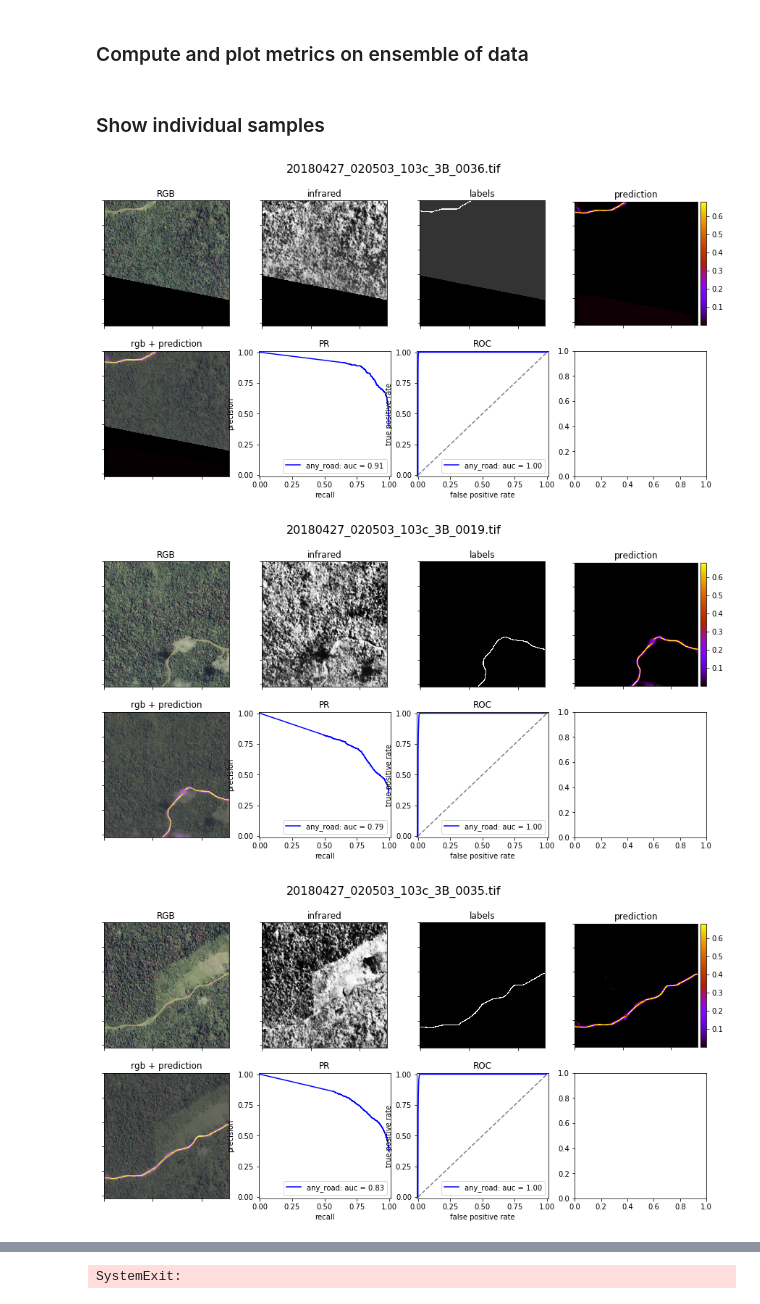
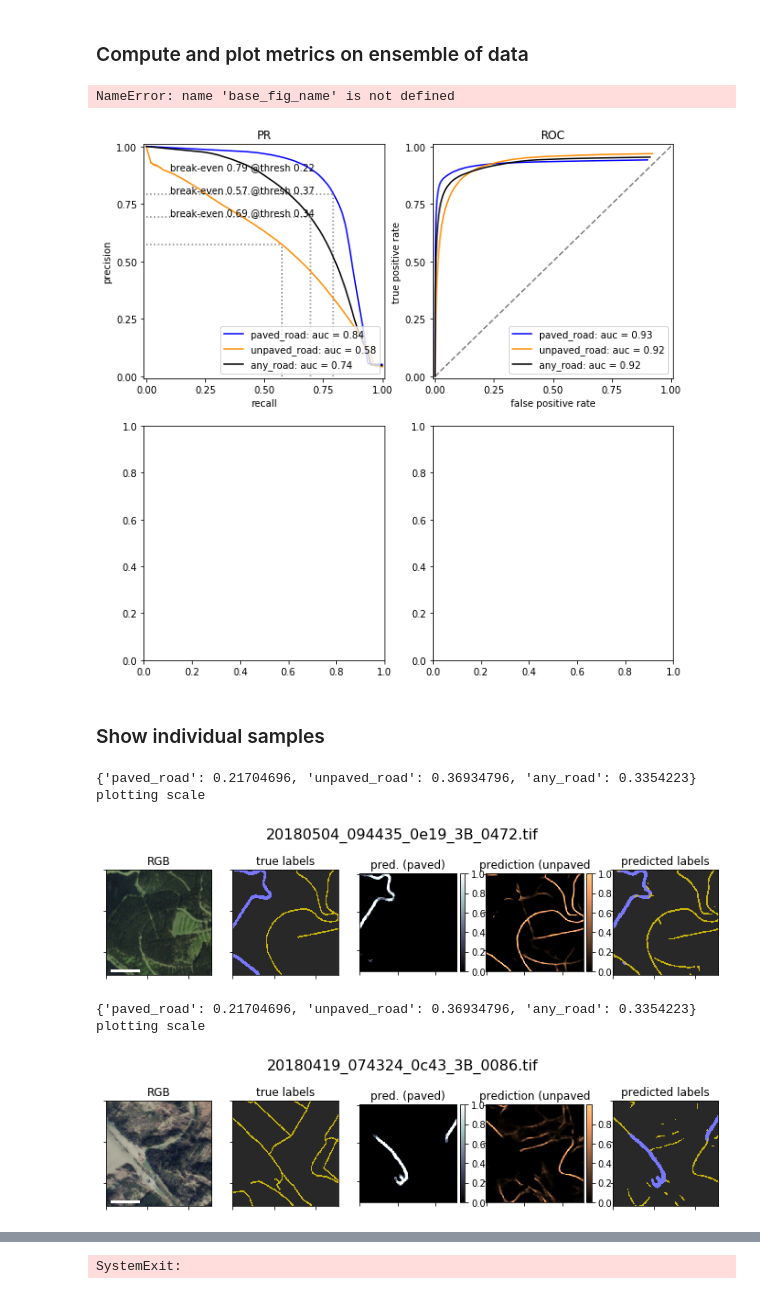
Before and after one commit to BerlinRDT/roaddetection, a Jupyter notebook: notebooks/networks/analysis_network_results-multiclassTryLisa.ipynb, the cells around one changed output, grey strips where cells are left out. Cells and saved outputs as stored; diff of their text form; code cells hidden in the pictures.

Commit message:
multiclass analysis

```diff
--- a/notebooks/networks/analysis_network_results-multiclassTryLisa.ipynb
+++ b/notebooks/networks/analysis_network_results-multiclassTryLisa.ipynb
@@ -143,7 +151,7 @@ if type_model == "keras":
     model = load_model(trained_model_fn, custom_objects=custom_objects)
     # based on the output of the last layer, find out whether the model is binary or multiclass
     model_is_binary = model.get_layer(None,-1).output_shape[3] == 1
-    num_classes = 3#min(2, model.get_layer(None,-1).output_shape[3])
+    num_classes = max(2, model.get_layer(None,-1).output_shape[3])
     # infer width, height and number of features (= bands in satellite images) from input layer
     input_layer = model.get_layer(None,0).output_shape
     # size of images
@@ -218,10 +309,18 @@ recall_dict,
 pr_auc_dict,
 beven_ix_dict,
 beven_thresh_dict,
-reduced_class_dict) = multiclass_roc_pr(arr_y, arr_yscore)
+reduced_class_dict) = multiclass_roc_pr(arr_y, arr_yscore, class_dict=class_dict)
 
 # set up summary figure
 fig_sum, axs = plt.subplots(2, 2, figsize=(10, 10))
 plot_pr(recall_dict, precision_dict, pr_auc_dict, beven_ix_dict, beven_thresh_dict, axs[0, 0])
 plot_roc(fpr_dict, tpr_dict, roc_auc_dict, axs[0, 1])
+
+# save figure?
+if format_figures is not None:
+    plt.savefig(os.path.join(dir_figures, base_fig_name + '_summary' + '.' + format_figures), orientation='portrait')
+
 plt.show()
+# %% [output]
+NameError: name 'base_fig_name' is not defined
+[figure, added]
@@ -231,16 +327,51 @@ samples_ix = utils.gen_sample_index(num_x_use, num_x_show, mode_sample_choice=mo
+# %%
+file_list_selected = ["20180419_074324_0c43_3B_0086.tif", "20180504_094435_0e19_3B_0472.tif"]
 # %% [markdown]
 ### Show individual samples
+# %%
+# prepare index for showing samples
+if mode_sample_choice is None:
+    samples_ix = [ix for ix, fn in enumerate(file_list_x[:num_x_use]) if fn in file_list_selected]
+    if not len(samples_ix):
+        raise Exception("none of the tiles selected for individual plotting is among the tiles analyzed")
+else:
+    samples_ix = utils.gen_sample_index(num_x_use, num_x_show, mode_sample_choice=mode_sample_choice, metric=arr_metric)
 # %%
 for ix in samples_ix:
     fn = file_list_x[ix]
     # read sat image tile
     x = io.imread(os.path.join(dir_eval, dir_x, fn))
-    # retrieve labels
-    y = arr_y[ix*img_size:(ix+1)*img_size].reshape(target_size)
+    # retrieve true labels
+    y = arr_y[ix*img_size:(ix+1)*img_size].reshape(target_size + (1,), order = 'C')
     # retrieve y score (prediction)
-    yscore = arr_yscore[ix*img_size:(ix+1)*img_size].reshape(target_size)
-    fig_sample = show_sample_prediction(x, y, yscore, cmap=cmap_yscore, title=fn)
+    yscore = arr_yscore[ix*img_size:(ix+1)*img_size, :].reshape(target_size + (dim_yscore,), order = 'C')
+    # generate predicted labels from yscore using threshold at breakeven point
+    ypred = predict_labels(yscore, beven_thresh_dict, reduced_class_dict)
+    print(beven_thresh_dict)
+    # show summary plot
+    fig_sample = show_sample_prediction(x, y, yscore, ypred, class_dict,
+                                        scale=pixels_per_meter,
+                                        title=fn,
+                                        display_mode=samples_display_mode)
+    # save figure?
+    if format_figures is not None:
+        plt.savefig(os.path.join(dir_figures, base_fig_name + '_' + fn + '.' + format_figures), orientation='portrait')
+    plt.show()
+
+    # save predicted labels (not yet fleshed out)
+    if False and (not model_is_binary):
+        # convert true labels to rgb
+        y_rgb = grayscale_to_rgb(y, CLASS_PLOT_PROP, class_dict)
+        # convert predicted labels to rgb
+        ypred_rgb = grayscale_to_rgb(ypred, CLASS_PLOT_PROP, class_dict)
+        # §§ save both true and predicted labels to rgb file
+    else:
+        # §§ save only predicted labels to file
+        pass
 # %% [output]
+{'paved_road': 0.21704696, 'unpaved_road': 0.36934796, 'any_road': 0.3354223}
+plotting scale
-[figure, old version]
+[figure, new version]
+{'paved_road': 0.21704696, 'unpaved_road': 0.36934796, 'any_road': 0.3354223}
+plotting scale
-[figure, old version]
+[figure, new version]
-[figure, removed]
```
Also changed, not shown: parts of 21 cells of this notebook.
